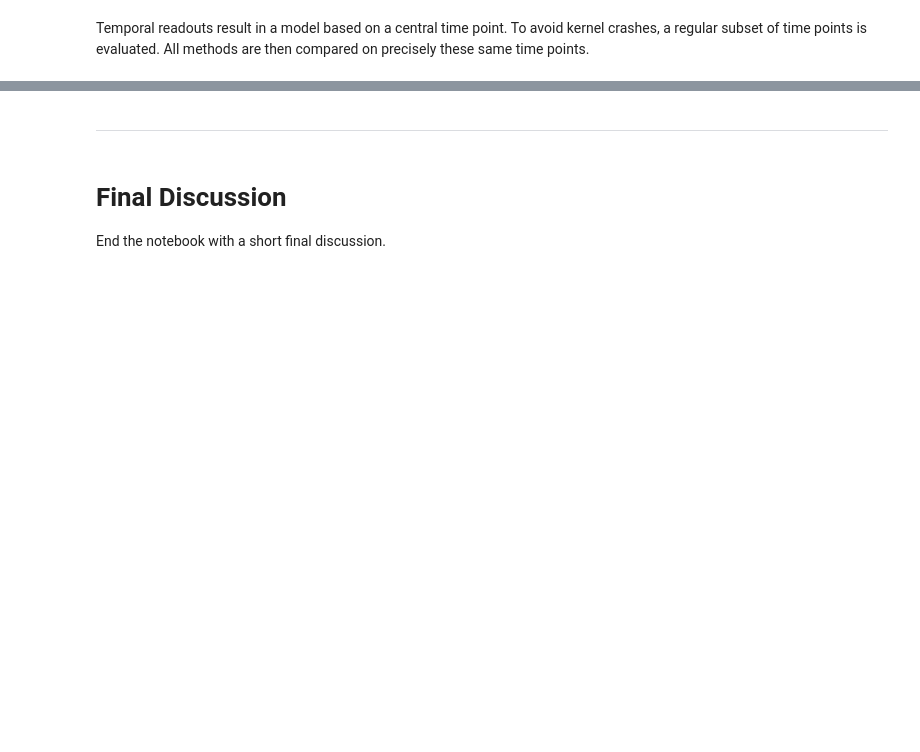
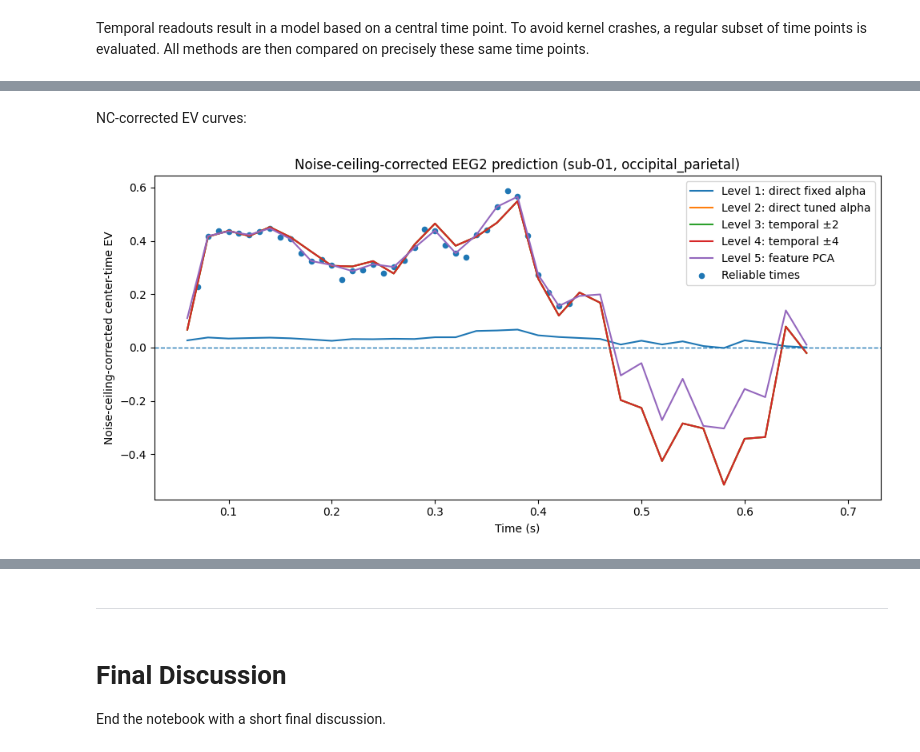
Before and after one commit to Shakikii/Brain-like_Project, a Jupyter notebook: nx414_Clara.ipynb, the cells around one changed output, grey strips where cells are left out. Saved outputs shown, nothing was run; the diff lists cells and outputs as text; code cells hidden in the pictures; blank space fills up the shorter version.

```diff
--- a/nx414_Clara.ipynb
+++ b/nx414_Clara.ipynb
@@ -3492,0 +4433,54 @@ If the temporal-basis models underperform the baseline, this suggests that the l
+# %% [markdown]
+NC-corrected EV curves:
+# %%
+plot_times = EVAL_TIMES_COMMON
+
+plt.figure(figsize=(10, 5))
+
+plt.plot(
+    time_s[plot_times],
+    level1_fixed_results["ev_center_nc"][plot_times],
+    label="Level 1: direct fixed alpha"
+)
+
+plt.plot(
+    time_s[plot_times],
+    level2_tuned_results["ev_center_nc"][plot_times],
+    label="Level 2: direct tuned alpha"
+)
+
+plt.plot(
+    time_s[plot_times],
+    level3_local_results["ev_center_nc"][plot_times],
+    label="Level 3: temporal ±2"
+)
+
+plt.plot(
+    time_s[plot_times],
+    level4_broad_results["ev_center_nc"][plot_times],
+    label="Level 4: temporal ±4"
+)
+
+plt.plot(
+    time_s[plot_times],
+    level5_feature_pca_results["ev_center_nc"][plot_times],
+    label="Level 5: feature PCA"
+)
+
+plt.axhline(0, linestyle="--", linewidth=1)
+
+plt.scatter(
+    time_s[RELIABLE_EVAL_TIMES],
+    level5_feature_pca_results["ev_center_nc"][RELIABLE_EVAL_TIMES],
+    s=20,
+    label="Reliable times"
+)
+
+plt.xlabel("Time (s)")
+plt.ylabel("Noise-ceiling-corrected center-time EV")
+plt.title(f"Noise-ceiling-corrected EEG2 prediction ({eeg_subject}, {eeg_roi})")
+plt.legend()
+plt.tight_layout()
+plt.show()
+# %% [output]
+[figure, added]
```
Also changed, not shown: parts of 105 cells of this notebook.
